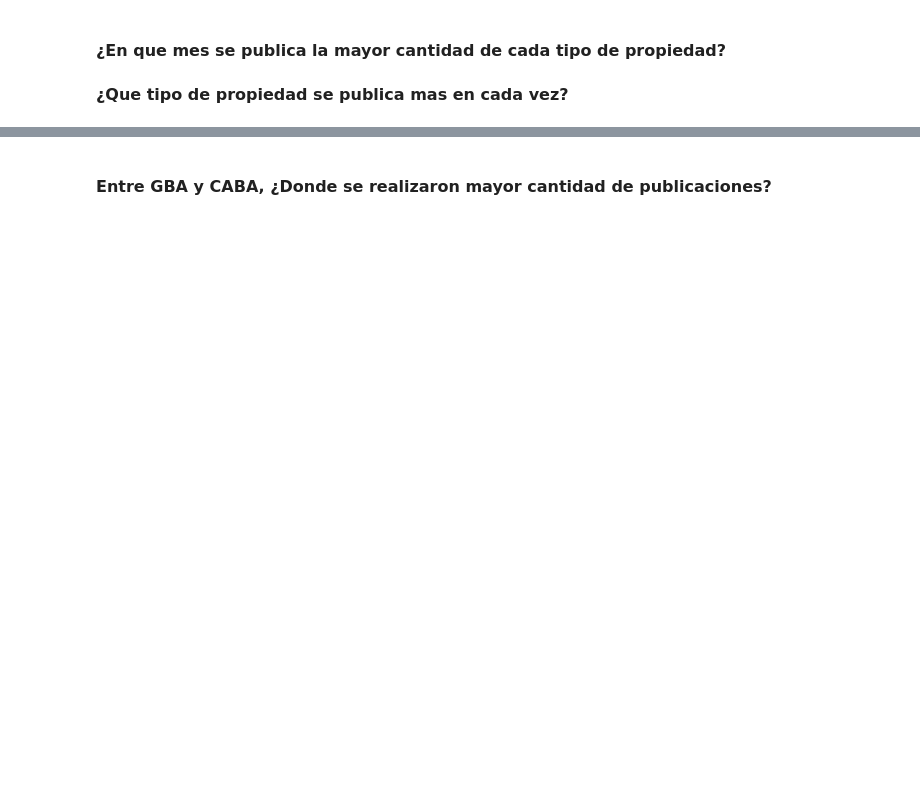
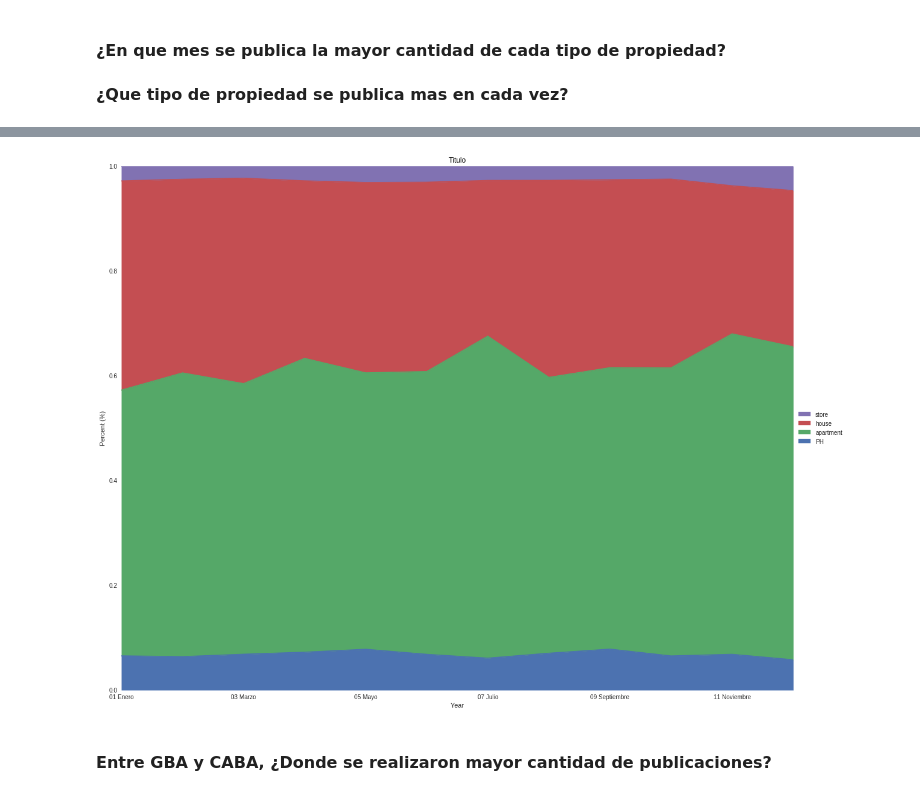
Before and after one commit to nicolaslongo/datos-TP1, a Jupyter notebook: Análisis Exploratorio de Datos.ipynb, the cells around one changed output, grey strips where cells are left out. Drawn from its saved outputs; the diff is of its cells as text; code cells hidden in the pictures; blank space fills up the shorter version.

```diff
--- a/Análisis Exploratorio de Datos.ipynb
+++ b/Análisis Exploratorio de Datos.ipynb
@@ -268,3 +268,23 @@ plt.legend(['Apartment', 'House', 'PH', 'store'], fontsize=15);
+# %%
+# gráfico de area. lo dejo, después lo usamos o no. Como les parezca
+
+ga = pd.DataFrame(data_2016.loc[:,['property_type', 'Mes']].groupby(['Mes', 'property_type']).size())
+ga.columns=['size']
+ga.reset_index(inplace=True)
+pivoted = pd.pivot_table(ga, values='size', columns='property_type', index= 'Mes')
+pivoted = pivoted.divide(pivoted.sum(axis=1), axis=0)
+
+f = plt.figure()
+plt.title('Titulo', color='black')
+ax = pivoted.plot(kind='area', stacked=True,figsize=(20,16),ax=f.gca())
+handles, labels = ax.get_legend_handles_labels()
+plt.legend(handles[::-1], labels[::-1],loc='center left', bbox_to_anchor=(1.0, 0.5))
+ax.set_ylabel('Percent (%)');
+ax.set_xlabel('Year');
+ax.set_ylim(0,1)
+plt.show()
+# %% [output]
+[figure, added]
 # %% [markdown]
 <br><B><FONT FACE="Arial" SIZE="3">Entre GBA y CABA, ¿Donde se realizaron mayor cantidad de publicaciones?</FONT></B><br/>
 # %%
```
Also changed, not shown: parts of 35 cells of this notebook, 1 other file.
